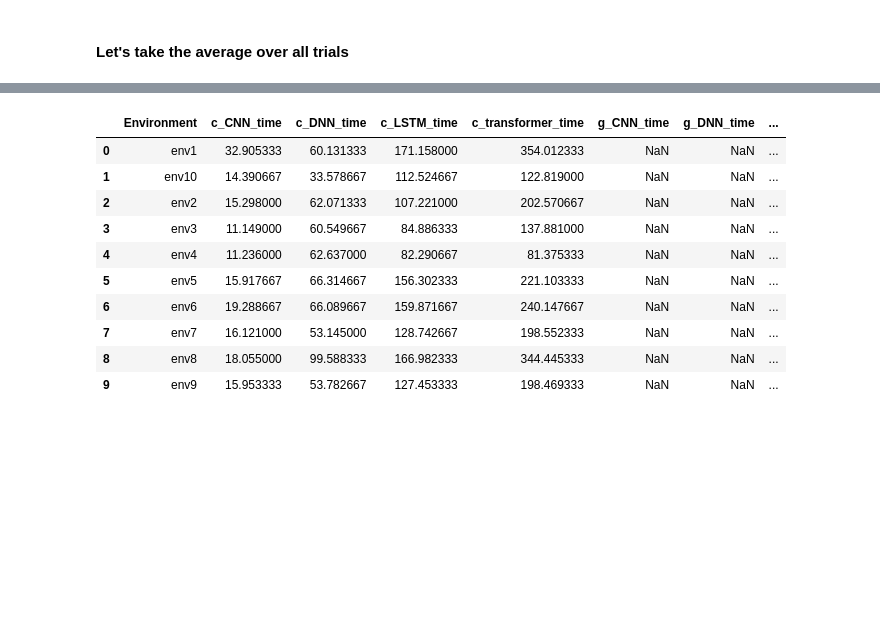
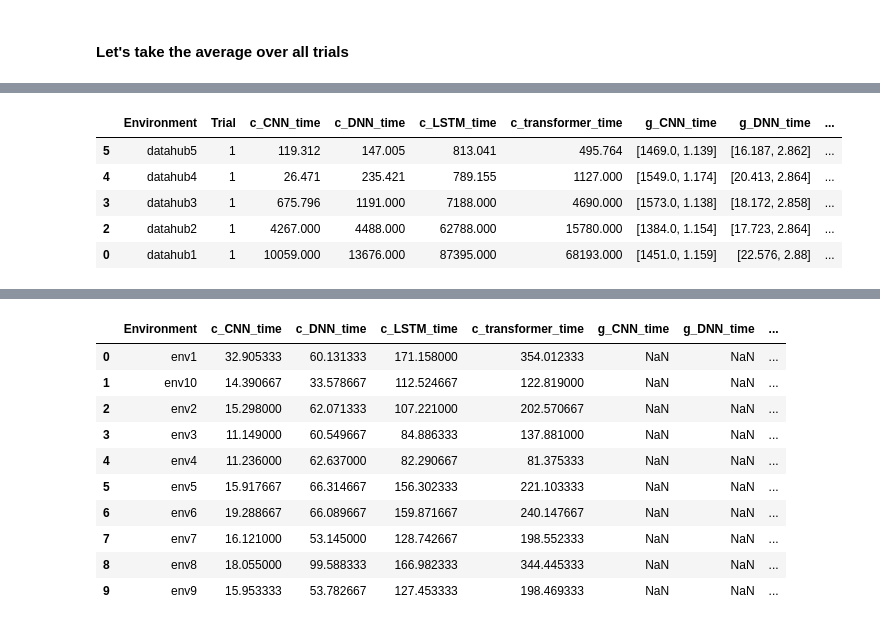
Before and after one commit to louiecai/DSC-180B-Hardware-Acceleration, a Jupyter notebook: data_analysis.ipynb, the cells around one changed output, grey strips where cells are left out. Drawn from its saved outputs; the diff is of its cells as text; code cells hidden in the pictures; blank space fills up the shorter version.

```diff
--- a/data_analysis.ipynb
+++ b/data_analysis.ipynb
@@ -136,0 +196,9 @@ mean_trials
+# %%
+merged_data[(merged_data['gpu'] == 1) & (merged_data['cpu_type'] == "Intel(R) Xeon(R) Gold 5218")].sort_values(by=['vcpu', 'cpu_type'], ascending=False)
+# %% [output]
+|  | Environment | Trial | c_CNN_time | c_DNN_time | c_LSTM_time | c_transformer_time | g_CNN_time | g_DNN_time | ... |
+| 5 | datahub5 | 1 | 119.312 | 147.005 | 813.041 | 495.764 | [1469.0, 1.139] | [16.187, 2.862] | ... |
+| 4 | datahub4 | 1 | 26.471 | 235.421 | 789.155 | 1127.000 | [1549.0, 1.174] | [20.413, 2.864] | ... |
+| 3 | datahub3 | 1 | 675.796 | 1191.000 | 7188.000 | 4690.000 | [1573.0, 1.138] | [18.172, 2.858] | ... |
+| 2 | datahub2 | 1 | 4267.000 | 4488.000 | 62788.000 | 15780.000 | [1384.0, 1.154] | [17.723, 2.864] | ... |
+| 0 | datahub1 | 1 | 10059.000 | 13676.000 | 87395.000 | 68193.000 | [1451.0, 1.159] | [22.576, 2.88] | ... |
```
Also changed, not shown: parts of 10 cells of this notebook.
